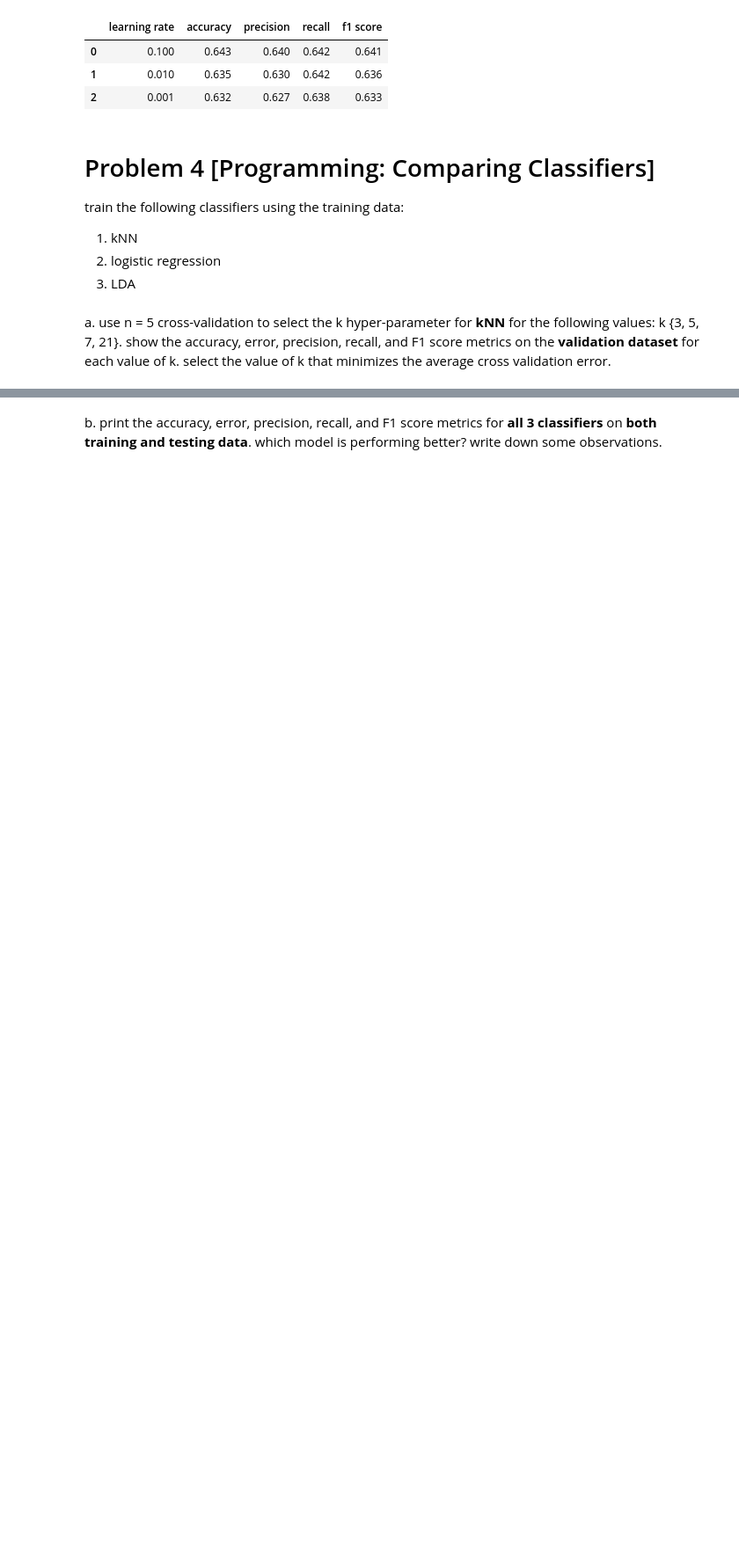
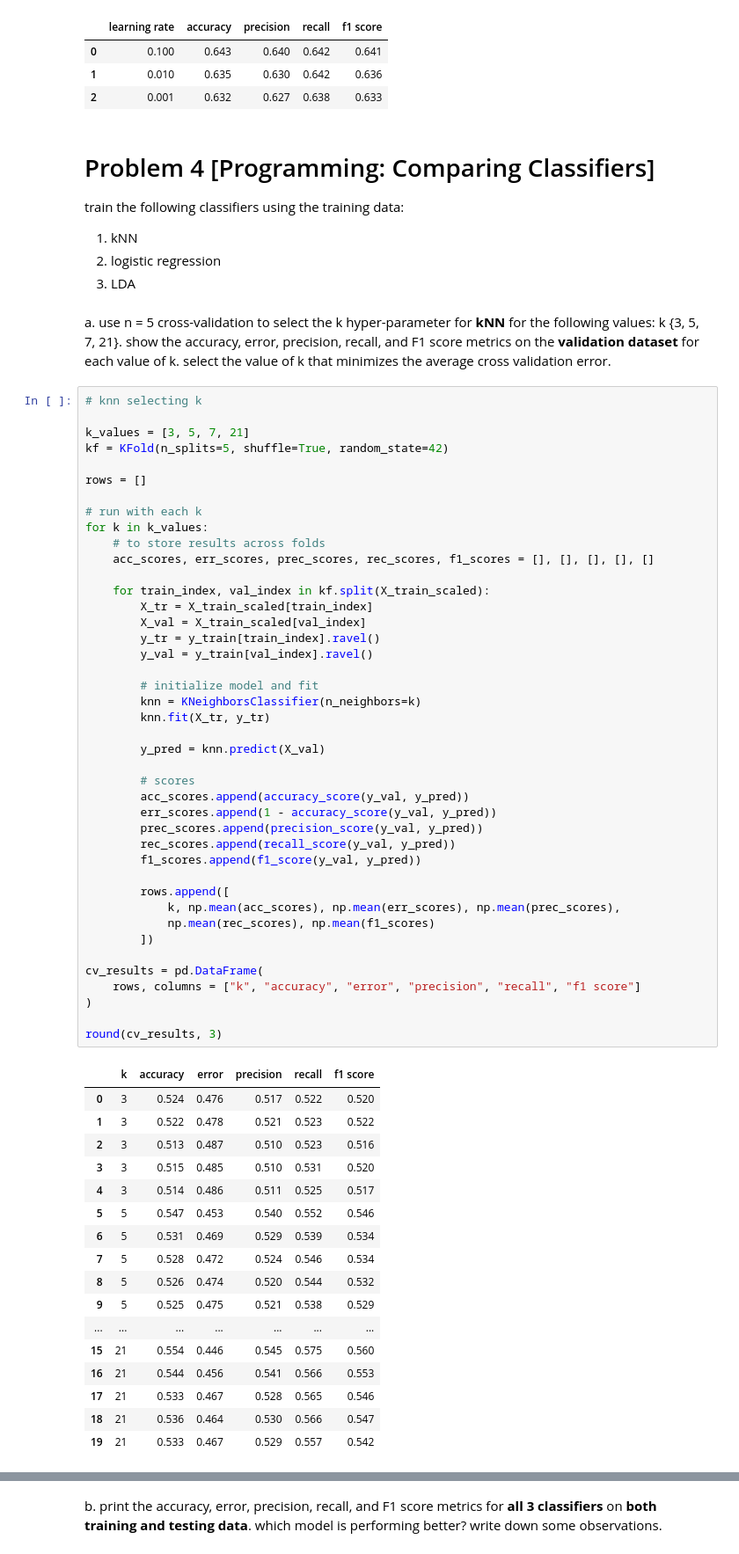
Before and after one commit to li-fin/ds4400-hw3, a Jupyter notebook: code.ipynb, the cells around one changed output, grey strips where cells are left out. Shown at 88% size. Cells and saved outputs as stored; diff of their text form; blank space fills up the shorter version.

```diff
--- a/code.ipynb
+++ b/code.ipynb
@@ -325,3 +328,63 @@ train the following classifiers using the training data:
 3. LDA
 # %% [markdown]
 a. use n = 5 cross-validation to select the k hyper-parameter for **kNN** for the following values: k {3, 5, 7, 21}. show the accuracy, error, precision, recall, and F1 score metrics on the **validation dataset** for each value of k. select the value of k that minimizes the average cross validation error.
+# %%
+# knn selecting k
+
+k_values = [3, 5, 7, 21]
+kf = KFold(n_splits=5, shuffle=True, random_state=42)
+
+rows = []
+
+# run with each k
+for k in k_values:
+    # to store results across folds
+    acc_scores, err_scores, prec_scores, rec_scores, f1_scores = [], [], [], [], []
+
+    for train_index, val_index in kf.split(X_train_scaled):
+        X_tr = X_train_scaled[train_index]
+        X_val = X_train_scaled[val_index]
+        y_tr = y_train[train_index].ravel()
+        y_val = y_train[val_index].ravel()
+
+        # initialize model and fit
+        knn = KNeighborsClassifier(n_neighbors=k)
+        knn.fit(X_tr, y_tr)
+
+        y_pred = knn.predict(X_val)
+
+        # scores
+        acc_scores.append(accuracy_score(y_val, y_pred))
+        err_scores.append(1 - accuracy_score(y_val, y_pred))
+        prec_scores.append(precision_score(y_val, y_pred))
+        rec_scores.append(recall_score(y_val, y_pred))
+        f1_scores.append(f1_score(y_val, y_pred))
+
+        rows.append([
+            k, np.mean(acc_scores), np.mean(err_scores), np.mean(prec_scores),
+            np.mean(rec_scores), np.mean(f1_scores)
+        ])
+
+cv_results = pd.DataFrame(
+    rows, columns = ["k", "accuracy", "error", "precision", "recall", "f1 score"]
+)
+
+round(cv_results, 3)
+# %% [output]
+|  | k | accuracy | error | precision | recall | f1 score |
+| 0 | 3 | 0.524 | 0.476 | 0.517 | 0.522 | 0.520 |
+| 1 | 3 | 0.522 | 0.478 | 0.521 | 0.523 | 0.522 |
+| 2 | 3 | 0.513 | 0.487 | 0.510 | 0.523 | 0.516 |
+| 3 | 3 | 0.515 | 0.485 | 0.510 | 0.531 | 0.520 |
+| 4 | 3 | 0.514 | 0.486 | 0.511 | 0.525 | 0.517 |
+| 5 | 5 | 0.547 | 0.453 | 0.540 | 0.552 | 0.546 |
+| 6 | 5 | 0.531 | 0.469 | 0.529 | 0.539 | 0.534 |
+| 7 | 5 | 0.528 | 0.472 | 0.524 | 0.546 | 0.534 |
+| 8 | 5 | 0.526 | 0.474 | 0.520 | 0.544 | 0.532 |
+| 9 | 5 | 0.525 | 0.475 | 0.521 | 0.538 | 0.529 |
+| ... | ... | ... | ... | ... | ... | ... |
+| 15 | 21 | 0.554 | 0.446 | 0.545 | 0.575 | 0.560 |
+| 16 | 21 | 0.544 | 0.456 | 0.541 | 0.566 | 0.553 |
+| 17 | 21 | 0.533 | 0.467 | 0.528 | 0.565 | 0.546 |
+| 18 | 21 | 0.536 | 0.464 | 0.530 | 0.566 | 0.547 |
+| 19 | 21 | 0.533 | 0.467 | 0.529 | 0.557 | 0.542 |
```
Also changed, not shown: parts of 11 cells of this notebook.
